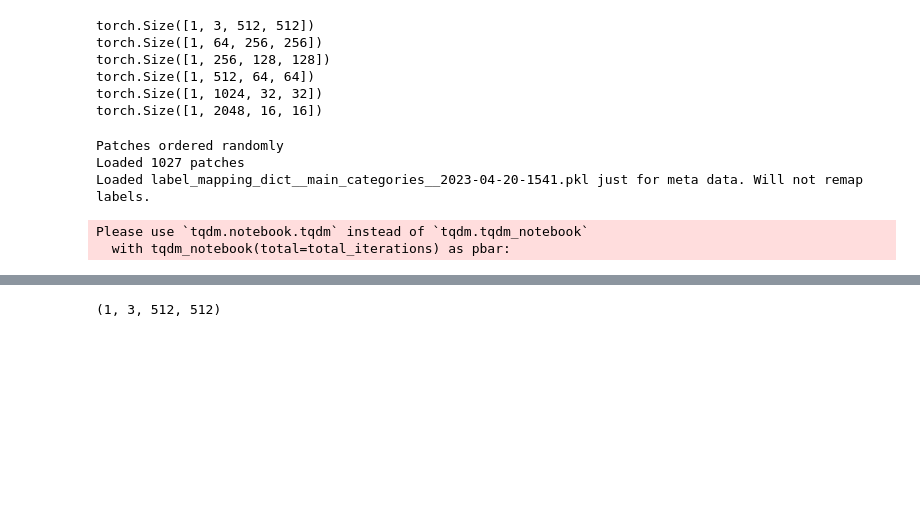
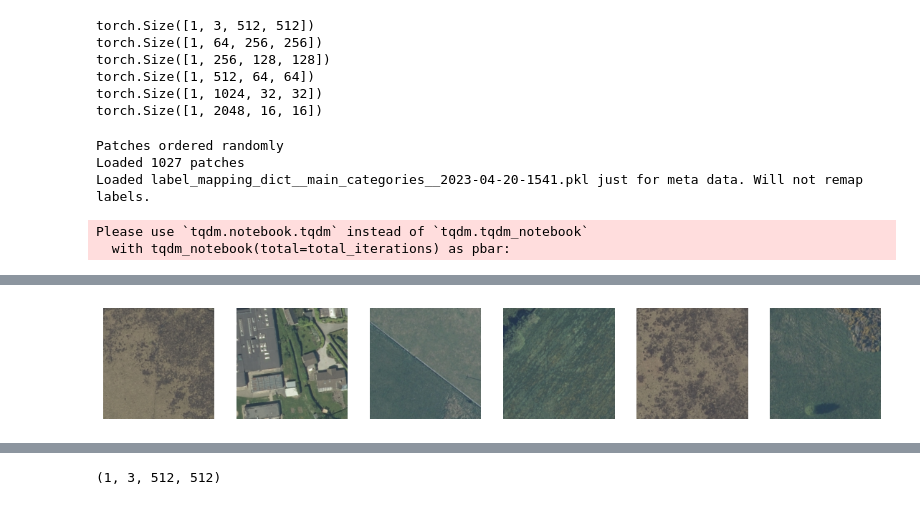
Before and after one commit to vdplasthijs/seasonal-contrast, a Jupyter notebook: trying to use weights.ipynb, the cells around one changed output, grey strips where cells are left out. Cells and saved outputs as stored; diff of their text form; code cells hidden in the pictures; blank space fills up the shorter version.

```diff
--- a/trying to use weights.ipynb
+++ b/trying to use weights.ipynb
@@ -215,0 +235,12 @@ Text(0, 0.5, 't-SNE 2')
+# %%
+im_inds = [27, 90, 176, 150, 155, 24]
+fig, ax = plt.subplots(1, len(im_inds), figsize=(14, 4))
+for i_plot, i_im in enumerate(im_inds):
+    curr_ax = ax[i_plot]
+    curr_im = pd_ds[i_im][0]
+    curr_im = lca.undo_zscore_single_image(curr_im, LCU.preprocessing_func)
+    curr_im = curr_im.numpy()
+    curr_im = np.squeeze(curr_im)
+    lcv.plot_image_simple(curr_im, curr_ax)
+# %% [output]
+[figure, added]
```
Also changed, not shown: parts of 13 cells of this notebook.
